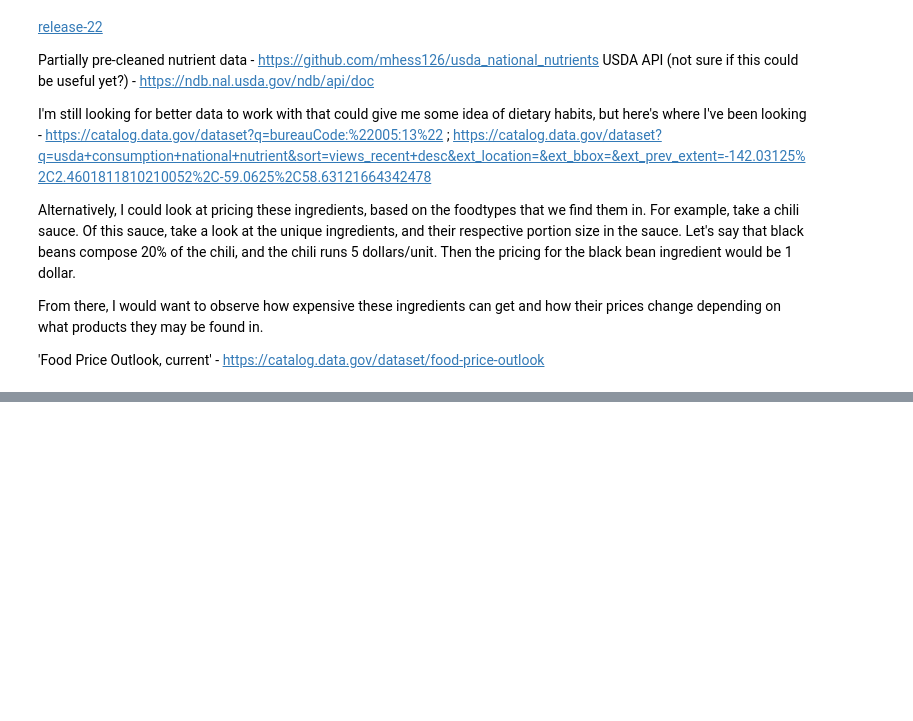
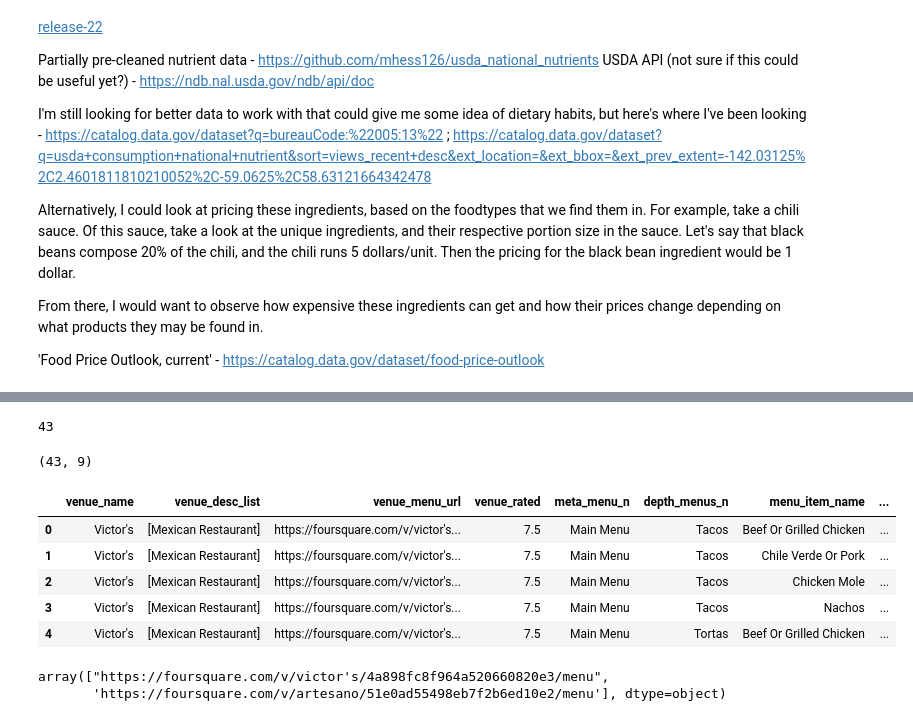
Before and after one commit to AnotherGuitar/DSI-SF-4-anotherguitar, a Jupyter notebook: projects/Capstone Stuff/Proposals.ipynb, the cells around one changed output, grey strips where cells are left out. Cells and saved outputs as stored; diff of their text form; code cells hidden in the pictures; blank space fills up the shorter version.

```diff
--- a/projects/Capstone Stuff/Proposals.ipynb
+++ b/projects/Capstone Stuff/Proposals.ipynb
@@ -75,0 +355,9 @@ print len(grid_pairs[:100]), len(grid_pairs[100:200]), len(grid_pairs[200:300]),
+# %%
+print len(df_ready_rows)
+# %% [output]
+43
+# %%
+search_else = pd.DataFrame(df_ready_rows, columns=column_headers)
+search_else.shape
+# %% [output]
+(43, 9)
@@ -75,0 +368,14 @@ print len(grid_pairs[:100]), len(grid_pairs[100:200]), len(grid_pairs[200:300]),
+# %%
+search_else.loc[:50[]
+# %% [output]
+|  | venue_name | venue_desc_list | venue_menu_url | venue_rated | meta_menu_n | depth_menus_n | menu_item_name | ... |
+| 0 | Victor's | [Mexican Restaurant] | https://foursquare.com/v/victor's... | 7.5 | Main Menu | Tacos | Beef Or Grilled Chicken | ... |
+| 1 | Victor's | [Mexican Restaurant] | https://foursquare.com/v/victor's... | 7.5 | Main Menu | Tacos | Chile Verde Or Pork | ... |
+| 2 | Victor's | [Mexican Restaurant] | https://foursquare.com/v/victor's... | 7.5 | Main Menu | Tacos | Chicken Mole | ... |
+| 3 | Victor's | [Mexican Restaurant] | https://foursquare.com/v/victor's... | 7.5 | Main Menu | Tacos | Nachos | ... |
+| 4 | Victor's | [Mexican Restaurant] | https://foursquare.com/v/victor's... | 7.5 | Main Menu | Tortas | Beef Or Grilled Chicken | ... |
+# %%
+something_else.venue_menu_url.unique()
+# %% [output]
+array(["https://foursquare.com/v/victor's/4a898fc8f964a520660820e3/menu",
+       'https://foursquare.com/v/artesano/51e0ad55498eb7f2b6ed10e2/menu'], dtype=object)
```
Also changed, not shown: parts of 54 cells of this notebook.
